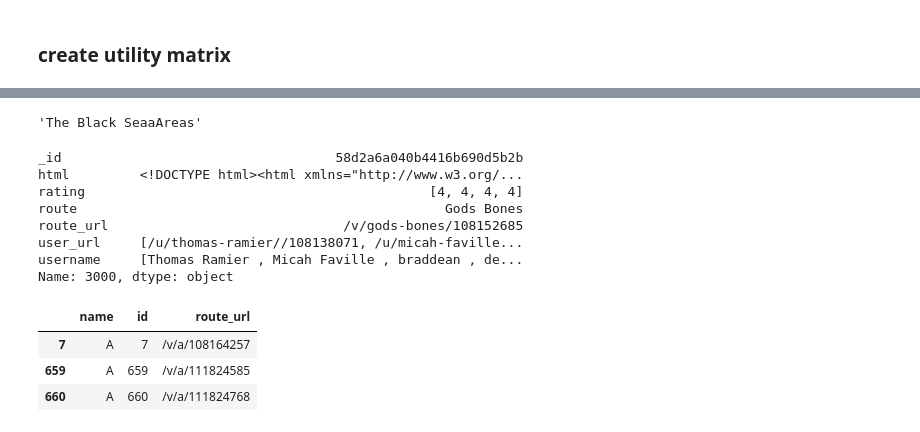
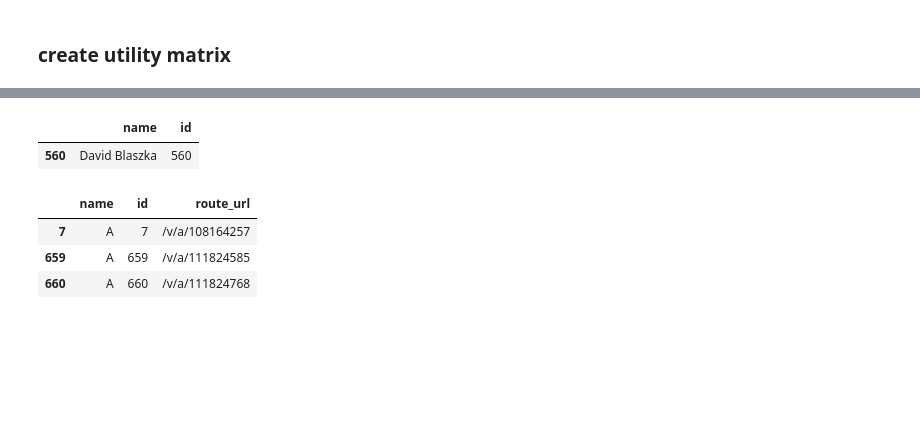
Before and after one commit to davidblaszka/redpointer, a Jupyter notebook: src/parse_clean_databases.ipynb, the cells around one changed output, grey strips where cells are left out. Drawn from its saved outputs; the diff is of its cells as text; code cells hidden in the pictures; blank space fills up the shorter version.

```diff
--- a/src/parse_clean_databases.ipynb
+++ b/src/parse_clean_databases.ipynb
@@ -135,22 +129,3 @@ ratings_df.head()
-# %%
-html = ratings_df['html'].iloc[3000]
-soup = BeautifulSoup(html, 'html.parser')
-left_bar = soup.find('td',{'valign':'top'})
-area = left_bar.text.replace('\n', '').split(' = []')[0].encode('utf-8').strip()
-area
-# %% [output]
-'The Black SeaaAreas'
-# %%
-ratings_df.iloc[3000]
-# %% [output]
-_id                                   58d2a6a040b4416b690d5b2b
-html         <!DOCTYPE html><html xmlns="http://www.w3.org/...
-rating                                            [4, 4, 4, 4]
-route                                               Gods Bones
-route_url                              /v/gods-bones/108152685
-user_url     [/u/thomas-ramier//108138071, /u/micah-faville...
-username     [Thomas Ramier , Micah Faville , braddean , de...
-Name: 3000, dtype: object
 # %%
 db = client.users
 df_users = dataframe_from_collection(db.users)
@@ -159,6 +134,11 @@ users_df = df_users[['name', 'id']]
 db = client.routes_updated
 df_routes = dataframe_from_collection(db.routes)
 routes_df = df_routes[['name', 'id', 'route_url']]
+# %%
+users_df[users_df['name'] == 'David Blaszka']
+# %% [output]
+|  | name | id |
+| 560 | David Blaszka | 560 |
 # %%
 routes_df[routes_df['name'] == 'A']
 # %% [output]
```
Also changed, not shown: parts of 8 cells of this notebook, 2 other files.
